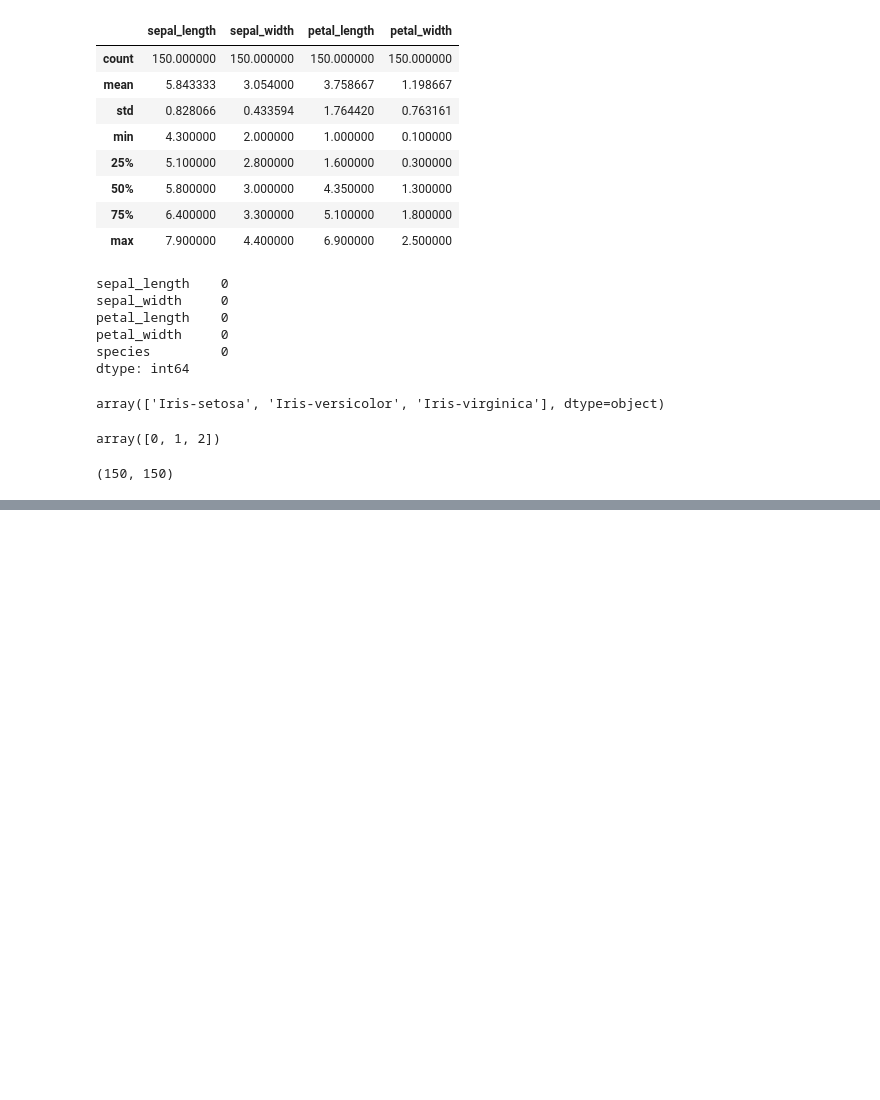
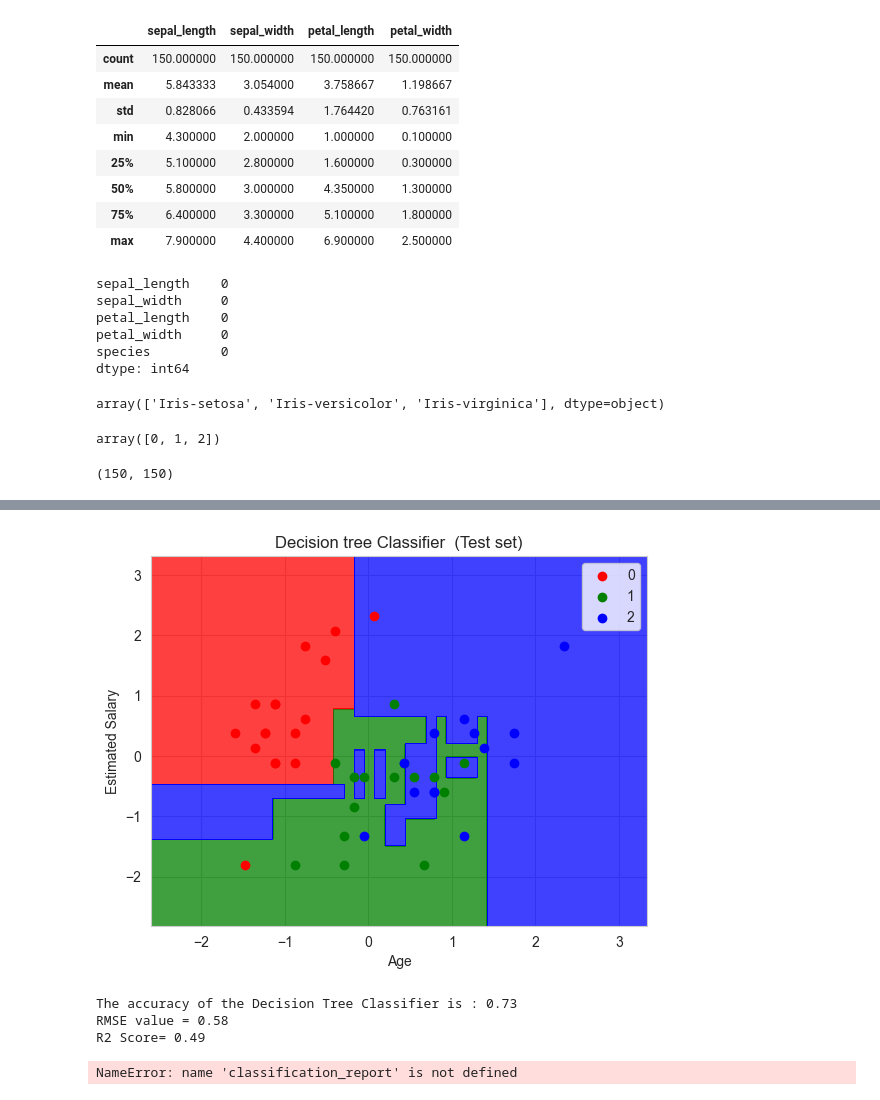
Before and after one commit to 3Frank3/Basic_Iris_Flower_Classification, a Jupyter notebook: Iris.ipynb, the cells around one changed output, grey strips where cells are left out. Cells and saved outputs as stored; diff of their text form; code cells hidden in the pictures; blank space fills up the shorter version.

```diff
--- a/Iris.ipynb
+++ b/Iris.ipynb
@@ -127,0 +175,35 @@ len(x), len(y)
+# %%
+from matplotlib.colors import ListedColormap
+X_set, y_set = X_test, y_test
+X1, X2 = np.meshgrid(np.arange(start = X_set[:, 0].min() - 1, stop = X_set[:, 0].max() + 1, step = 0.01),
+                     np.arange(start = X_set[:, 1].min() - 1, stop = X_set[:, 1].max() + 1, step = 0.01))
+plt.contourf(X1, X2, classifier.predict(np.array([X1.ravel(), X2.ravel()]).T).reshape(X1.shape),
+             alpha = 0.75, cmap = ListedColormap(('red', 'green','blue')))
+plt.xlim(X1.min(), X1.max())
+plt.ylim(X2.min(), X2.max())
+for i, j in enumerate(np.unique(y_set)):
+    plt.scatter(X_set[y_set == j, 0], X_set[y_set == j, 1],
+                c = ListedColormap(('red', 'green','blue'))(i), label = j)
+plt.title('Decision tree Classifier  (Test set)')
+plt.xlabel('Age')
+plt.ylabel('Estimated Salary')
+plt.legend()
+plt.show()
+# %% [output]
+[figure, added]
+# %%
+from sklearn.metrics import r2_score
+from sklearn.metrics import mean_squared_error
+from math import sqrt
+print('The accuracy of the Decision Tree Classifier is : %.2f'%accuracy_score(y_pred,y_test))
+rmse = sqrt(mean_squared_error(y_test, y_pred))
+print("RMSE value = %.2f"%rmse)
+print("R2 Score= %.2f"%r2_score(y_test, y_pred))
+# %% [output]
+The accuracy of the Decision Tree Classifier is : 0.73
+RMSE value = 0.58
+R2 Score= 0.49
+# %%
+classification_report(y_test, y_pred)
+# %% [output]
+NameError: name 'classification_report' is not defined
```
Also changed, not shown: parts of 7 cells of this notebook.
